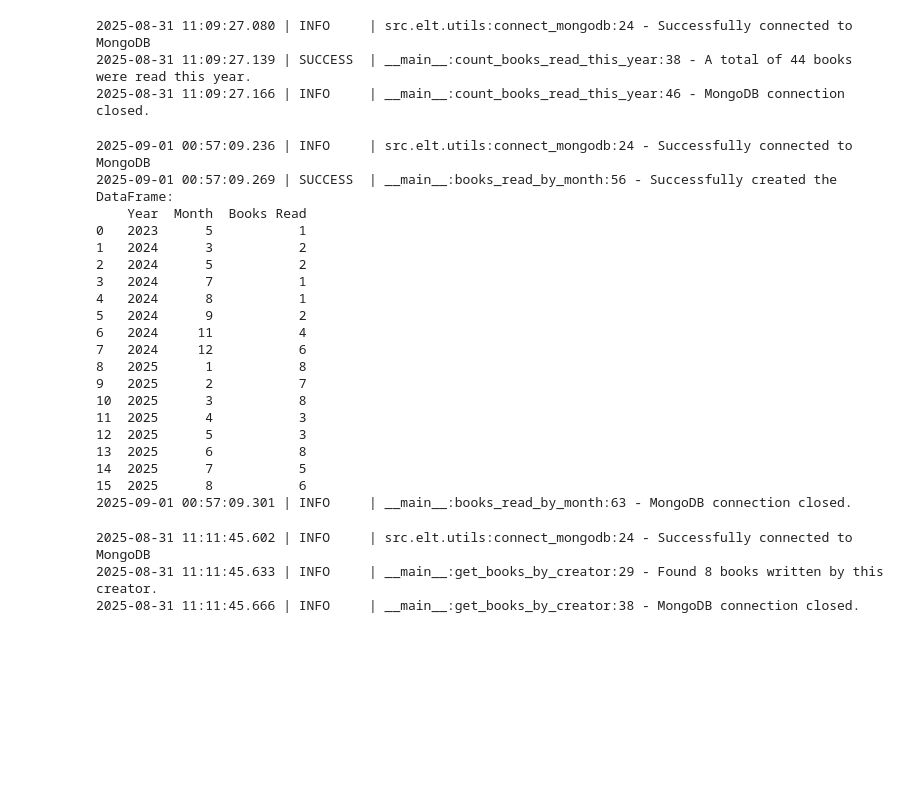
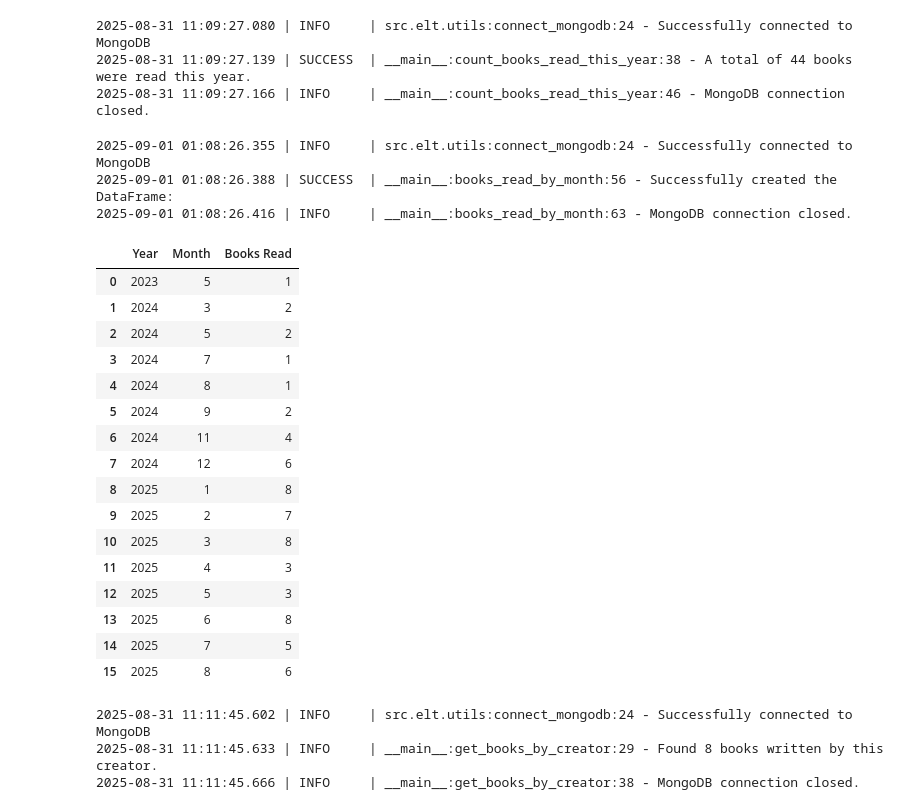
Before and after one commit to edwardbensa/book-club, a Jupyter notebook: notebooks/frequent_queries.ipynb, the cells around one changed output. Cells and saved outputs as stored; diff of their text form; code cells hidden in the pictures; blank space fills up the shorter version.

```diff
--- a/notebooks/frequent_queries.ipynb
+++ b/notebooks/frequent_queries.ipynb
@@ -100,56 +100,55 @@ def books_read_by_month():
     try:
         # Execute the aggregation pipeline
         results = list(db["user_reads"].aggregate(pipeline))
 
         if not results:
             logger.info("No completed books found. The DataFrame will be empty.")
             df = pd.DataFrame(columns=['Year', 'Month', 'Books Read'])
         else:
             # Create a list of dictionaries in a format suitable for a DataFrame
             df_data = [
                 {
                     "Year": r["_id"]["year"],
                     "Month": r["_id"]["month"],
                     "Books Read": r["books_read"]
                 } for r in results
             ]
 
             # Create the Pandas DataFrame
             df = pd.DataFrame(df_data)
 
         logger.success("Successfully created the DataFrame:")
-        print(df.to_string())
         return df
 
     except Exception as e:
         logger.error(f"An error occurred during aggregation or DataFrame creation: {e}")
     finally:
         client.close()
         logger.info("MongoDB connection closed.")
 
-if __name__ == "__main__":
-    books_read_by_month()
+df = books_read_by_month()
+df
 # %% [output]
-2025-09-01 00:57:09.236 | INFO     | src.elt.utils:connect_mongodb:24 - Successfully connected to MongoDB
-2025-09-01 00:57:09.269 | SUCCESS  | __main__:books_read_by_month:56 - Successfully created the DataFrame:
-    Year  Month  Books Read
-0   2023      5           1
-1   2024      3           2
-2   2024      5           2
-3   2024      7           1
-4   2024      8           1
-5   2024      9           2
-6   2024     11           4
-7   2024     12           6
-8   2025      1           8
-9   2025      2           7
-10  2025      3           8
-11  2025      4           3
-12  2025      5           3
-13  2025      6           8
-14  2025      7           5
-15  2025      8           6
-2025-09-01 00:57:09.301 | INFO     | __main__:books_read_by_month:63 - MongoDB connection closed.
+2025-09-01 01:08:26.355 | INFO     | src.elt.utils:connect_mongodb:24 - Successfully connected to MongoDB
+2025-09-01 01:08:26.388 | SUCCESS  | __main__:books_read_by_month:56 - Successfully created the DataFrame:
+2025-09-01 01:08:26.416 | INFO     | __main__:books_read_by_month:63 - MongoDB connection closed.
+|  | Year | Month | Books Read |
+| 0 | 2023 | 5 | 1 |
+| 1 | 2024 | 3 | 2 |
+| 2 | 2024 | 5 | 2 |
+| 3 | 2024 | 7 | 1 |
+| 4 | 2024 | 8 | 1 |
+| 5 | 2024 | 9 | 2 |
+| 6 | 2024 | 11 | 4 |
+| 7 | 2024 | 12 | 6 |
+| 8 | 2025 | 1 | 8 |
+| 9 | 2025 | 2 | 7 |
+| 10 | 2025 | 3 | 8 |
+| 11 | 2025 | 4 | 3 |
+| 12 | 2025 | 5 | 3 |
+| 13 | 2025 | 6 | 8 |
+| 14 | 2025 | 7 | 5 |
+| 15 | 2025 | 8 | 6 |
 # %%
 # Define the creator's custom ID to search for
 creator_object_id_to_find = "68b21e02100b8ea7b076efd9"
```
Also changed, not shown: 1 other file.
